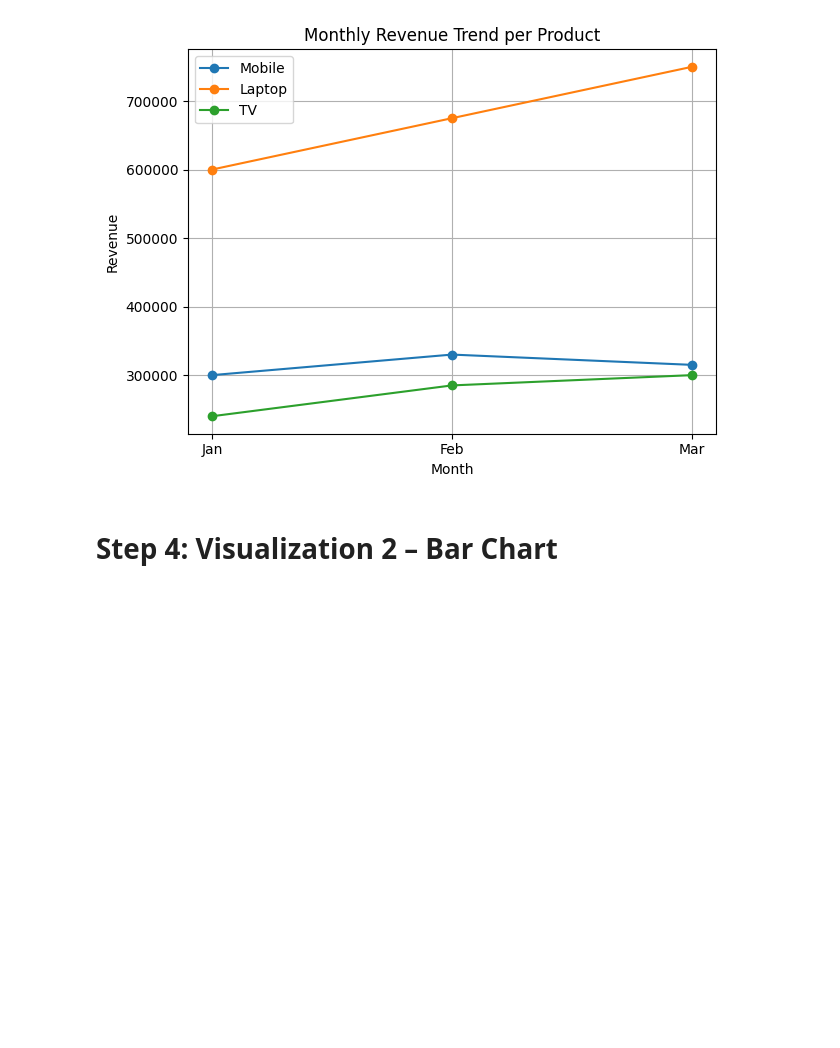
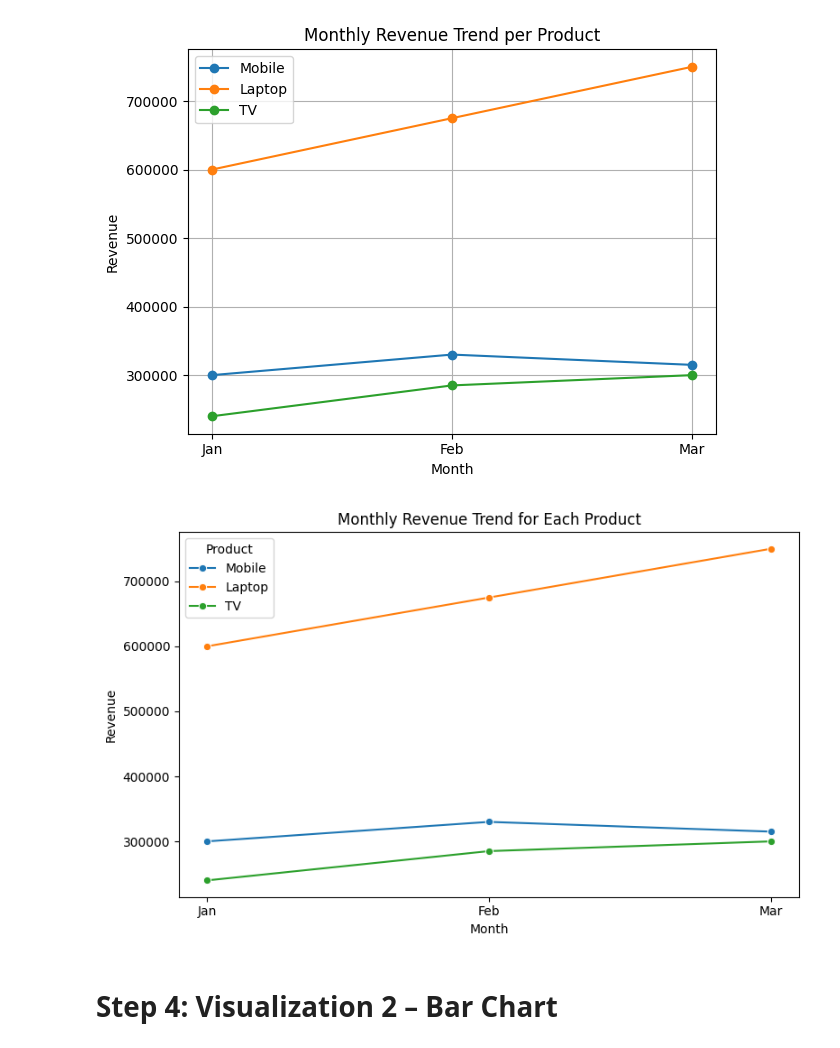
Before and after one commit to Soham7021/EY_Training_and_Tasks, a Jupyter notebook: 23_9_2025/Tasks/Sales_Data_Analysis.ipynb, the cells around one changed output. Cells and saved outputs as stored; diff of their text form; code cells hidden in the pictures; blank space fills up the shorter version.

```diff
--- a/23_9_2025/Tasks/Sales_Data_Analysis.ipynb
+++ b/23_9_2025/Tasks/Sales_Data_Analysis.ipynb
@@ -67,6 +67,19 @@ plt.tight_layout()
 plt.show()
 # %% [output]
 [figure]
+# %%
+import seaborn as sns
+plt.figure(figsize=(8, 5))
+sns.lineplot(data=df, x="Month", y="Revenue", hue="Product", marker="o")
+
+plt.title("Monthly Revenue Trend for Each Product")
+plt.xlabel("Month")
+plt.ylabel("Revenue")
+plt.legend(title="Product")
+plt.tight_layout()
+plt.show()
+# %% [output]
+[figure, added]
 # %% [markdown]
 # Step 4: Visualization 2 – Bar Chart
 # %%
```
